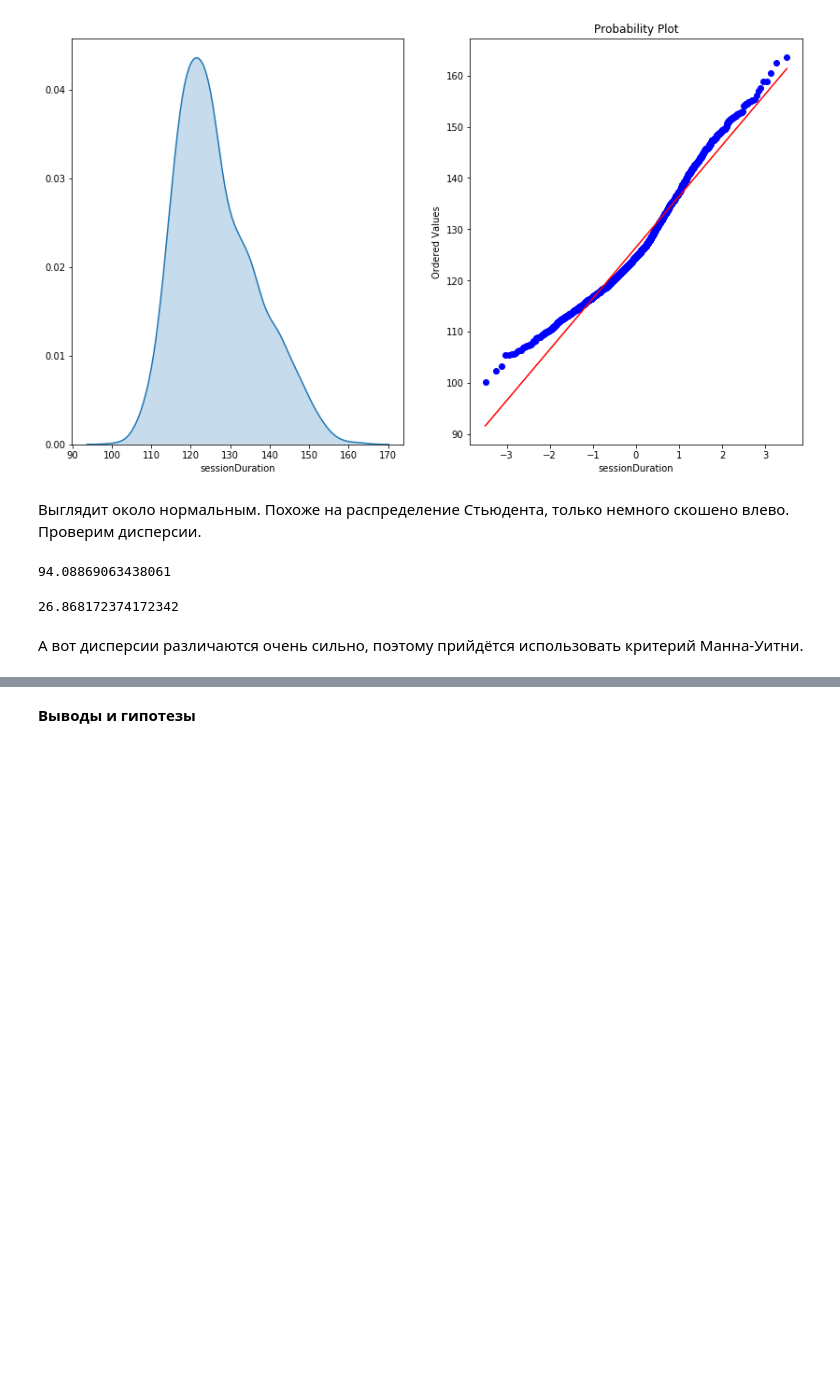
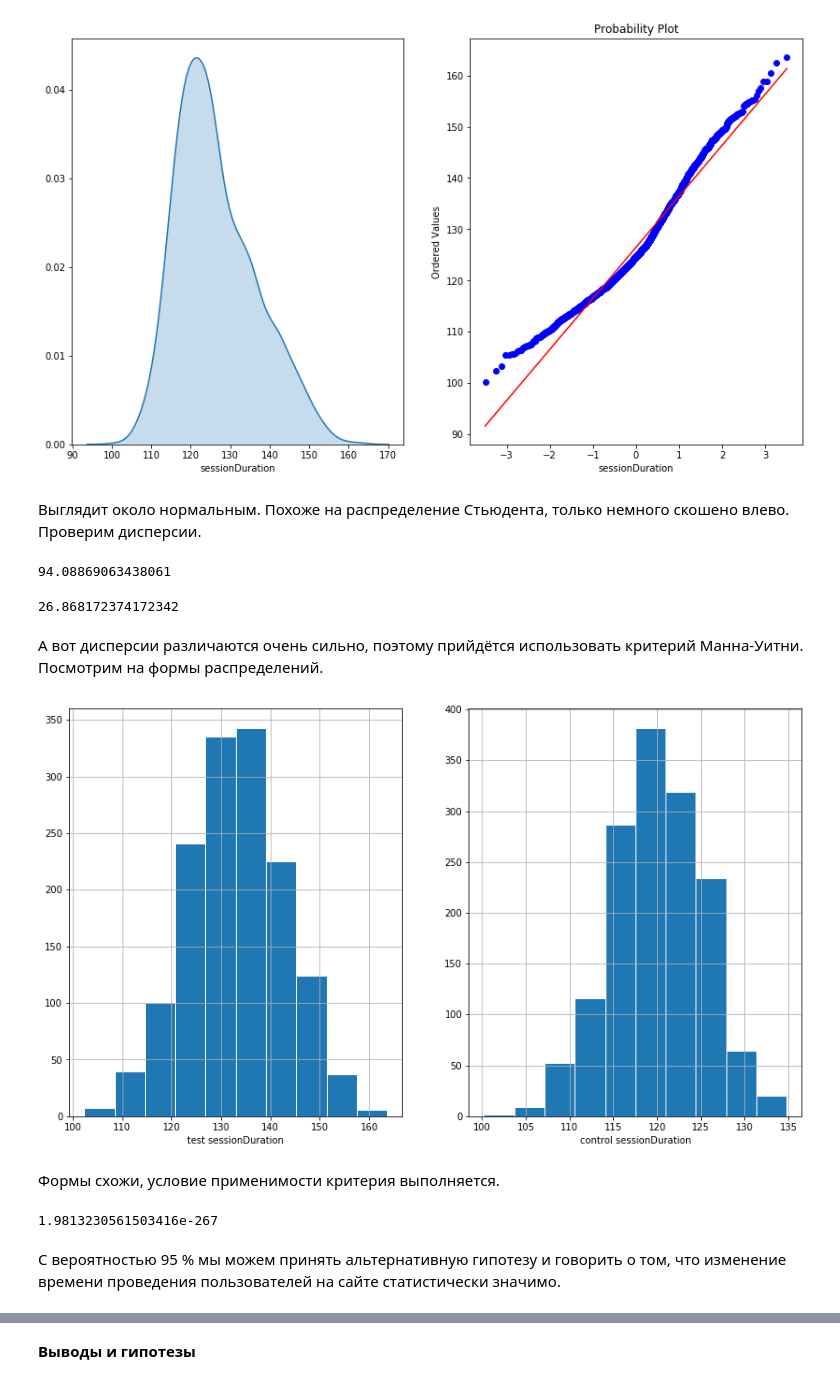
Before and after one commit to doksketch/AB-testing, a Jupyter notebook: case 2/case2.ipynb, the cells around one changed output, grey strips where cells are left out. Cells and saved outputs as stored; diff of their text form; code cells hidden in the pictures; blank space fills up the shorter version.

```diff
--- a/case 2/case2.ipynb
+++ b/case 2/case2.ipynb
@@ -132,4 +134,18 @@ np.var(df.loc[df['experimentVariant'] == 'control', 'sessionDuration'], ddof=1)
 # %% [output]
 26.868172374172342
 # %% [markdown]
-А вот дисперсии различаются очень сильно, поэтому прийдётся использовать критерий Манна-Уитни.
+А вот дисперсии различаются очень сильно, поэтому прийдётся использовать критерий Манна-Уитни. Посмотрим на формы распределений.
+# %%
+plt.figure(figsize=(14,8))
+
+plt.subplot(121)
+df.loc[df['experimentVariant'] == 'test', 'sessionDuration'].hist(edgecolor='white')
+plt.xlabel('test sessionDuration')
+
+plt.subplot(122)
+df.loc[df['experimentVariant'] == 'control', 'sessionDuration'].hist(edgecolor='white')
+plt.xlabel('control sessionDuration');
+# %% [output]
+[figure, added]
+# %% [markdown]
+Формы схожи, условие применимости критерия выполняется.
@@ -135,0 +161,9 @@ np.var(df.loc[df['experimentVariant'] == 'control', 'sessionDuration'], ddof=1)
+# %%
+#сравнение вероятности встретить числа в рангах в разных группах
+stat, p = mannwhitneyu(chunk.loc[chunk['experimentVariant'] == 'test', 'ranks'],
+                      chunk.loc[chunk['experimentVariant'] == 'control', 'ranks'])
+p
+# %% [output]
+1.9813230561503416e-267
+# %% [markdown]
+С вероятностью 95 % мы можем принять альтернативную гипотезу и говорить о том, что изменение времени проведения пользователей на сайте статистически значимо.
```
Also changed, not shown: parts of 8 cells of this notebook.
